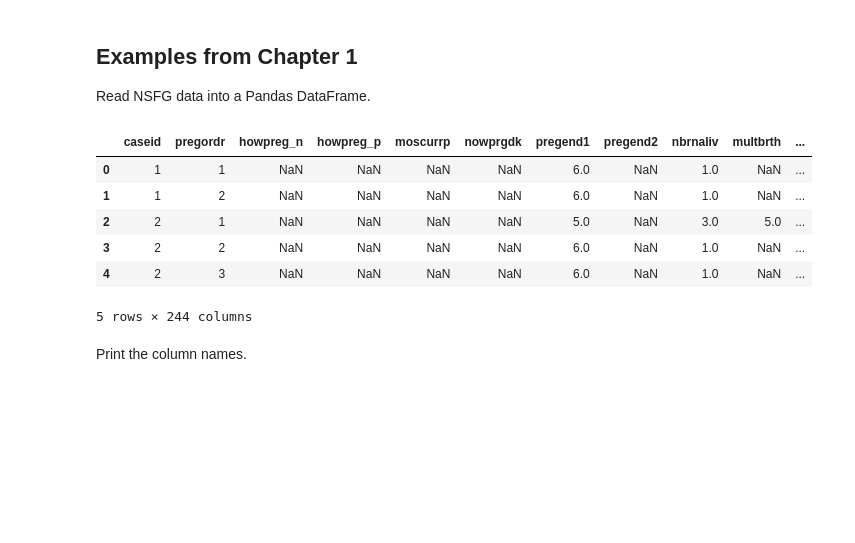
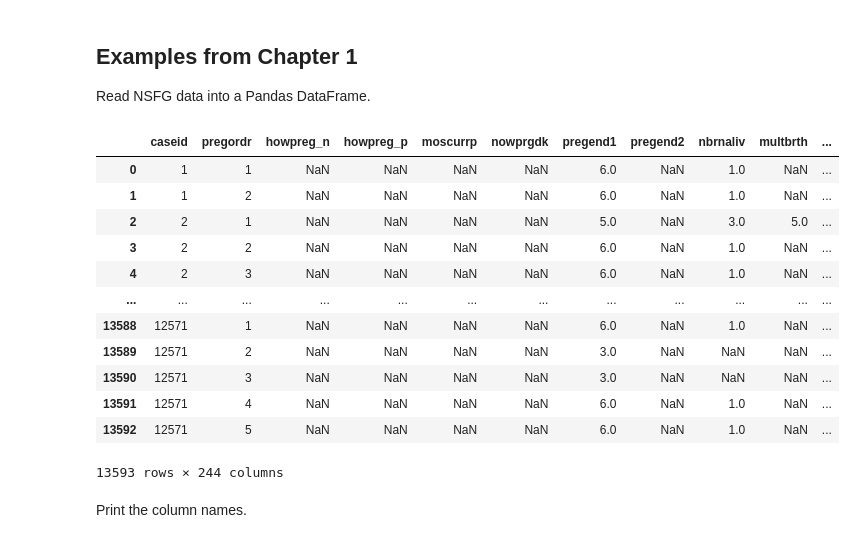
Before and after one commit to jamestheengineer/think-stats, a Jupyter notebook: python/chap01ex.ipynb, the cells around one changed output. Drawn from its saved outputs; the diff is of its cells as text; code cells hidden in the pictures; blank space fills up the shorter version.

```diff
--- a/python/chap01ex.ipynb
+++ b/python/chap01ex.ipynb
@@ -30,15 +30,21 @@ import nsfg
 Read NSFG data into a Pandas DataFrame.
 # %%
 preg = nsfg.ReadFemPreg()
-preg.head()
+preg
 # %% [output]
 |  | caseid | pregordr | howpreg_n | howpreg_p | moscurrp | nowprgdk | pregend1 | pregend2 | nbrnaliv | multbrth | ... |
 | 0 | 1 | 1 | NaN | NaN | NaN | NaN | 6.0 | NaN | 1.0 | NaN | ... |
 | 1 | 1 | 2 | NaN | NaN | NaN | NaN | 6.0 | NaN | 1.0 | NaN | ... |
 | 2 | 2 | 1 | NaN | NaN | NaN | NaN | 5.0 | NaN | 3.0 | 5.0 | ... |
 | 3 | 2 | 2 | NaN | NaN | NaN | NaN | 6.0 | NaN | 1.0 | NaN | ... |
 | 4 | 2 | 3 | NaN | NaN | NaN | NaN | 6.0 | NaN | 1.0 | NaN | ... |
+| ... | ... | ... | ... | ... | ... | ... | ... | ... | ... | ... | ... |
+| 13588 | 12571 | 1 | NaN | NaN | NaN | NaN | 6.0 | NaN | 1.0 | NaN | ... |
+| 13589 | 12571 | 2 | NaN | NaN | NaN | NaN | 3.0 | NaN | NaN | NaN | ... |
+| 13590 | 12571 | 3 | NaN | NaN | NaN | NaN | 3.0 | NaN | NaN | NaN | ... |
+| 13591 | 12571 | 4 | NaN | NaN | NaN | NaN | 6.0 | NaN | 1.0 | NaN | ... |
+| 13592 | 12571 | 5 | NaN | NaN | NaN | NaN | 6.0 | NaN | 1.0 | NaN | ... |
-5 rows × 244 columns
+13593 rows × 244 columns
 # %% [markdown]
 Print the column names.
 # %%
```
Also changed, not shown: parts of 2 cells of this notebook.
